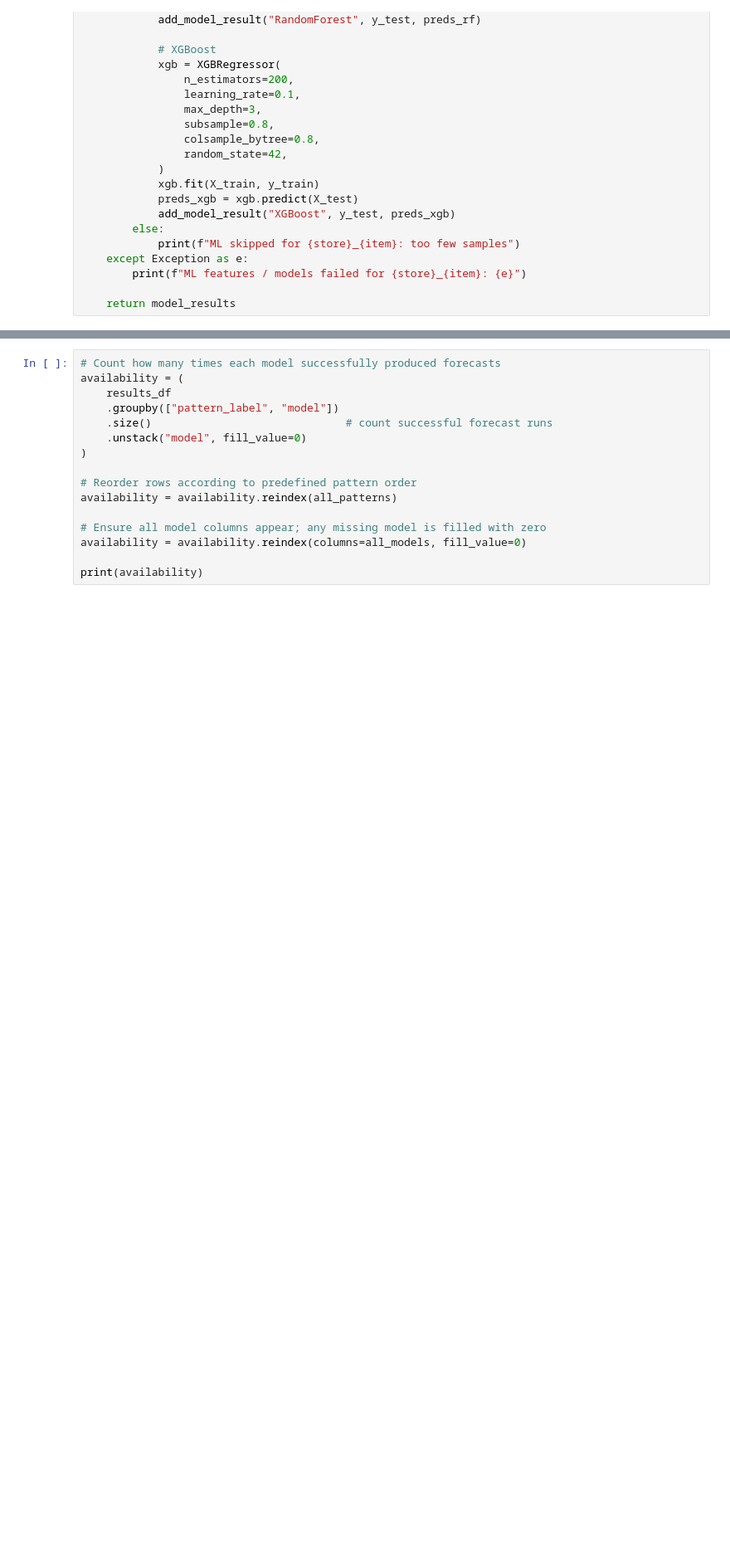
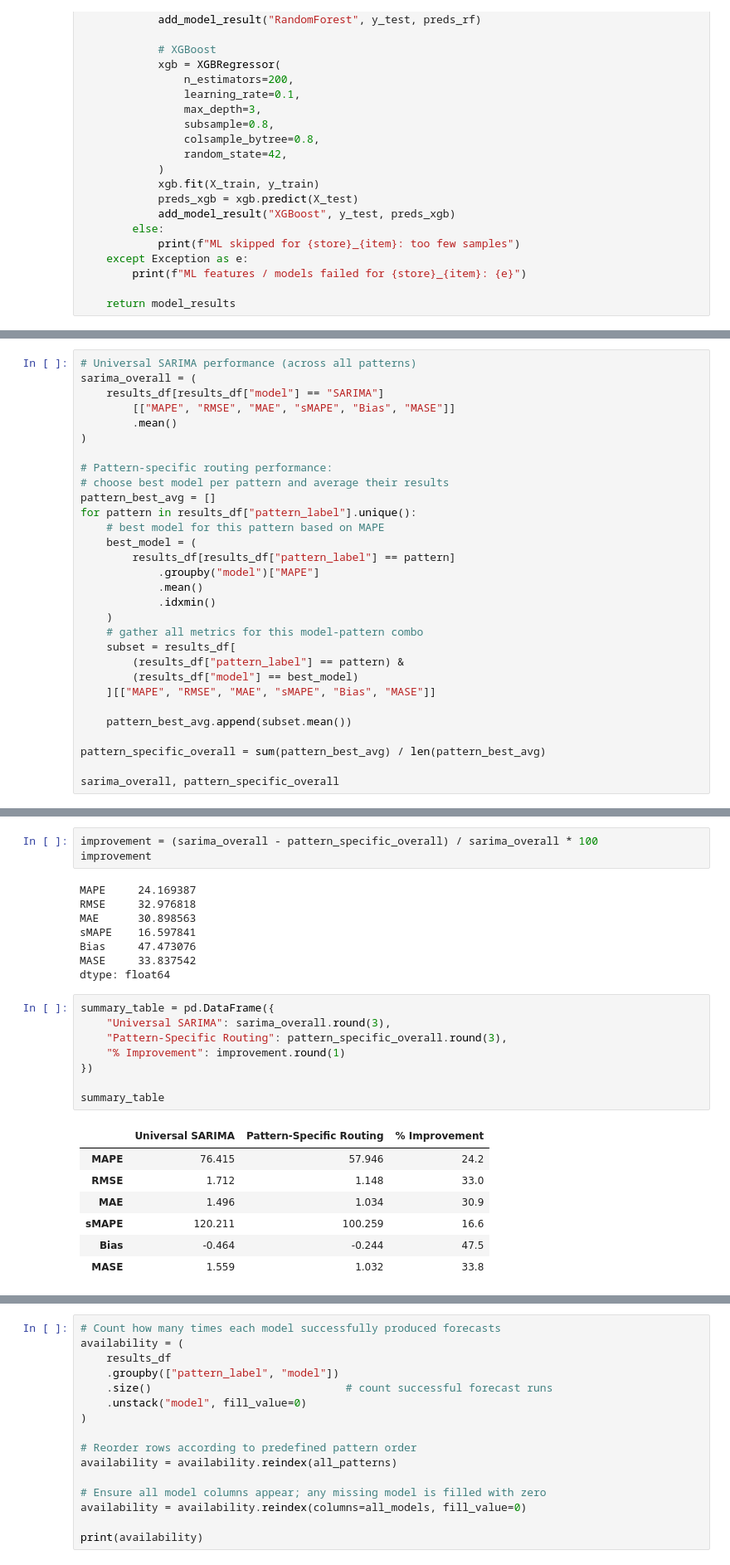
Before and after one commit to shift-gtown-2025/dsan-capstone-2025, a Jupyter notebook: code/project1_analysis.ipynb, the cells around one changed output, grey strips where cells are left out. Shown: that part at 83% size. Saved outputs shown, nothing was run; the diff lists cells and outputs as text; blank space fills up the shorter version.

```diff
--- a/code/project1_analysis.ipynb
+++ b/code/project1_analysis.ipynb
@@ -404,0 +439,30 @@ ML skipped for 02a6faa8-5940-450f-9da1-29a78f806f05_eabaaf99-d080-4833-9910-9371
+# %%
+# Universal SARIMA performance (across all patterns)
+sarima_overall = (
+    results_df[results_df["model"] == "SARIMA"]
+        [["MAPE", "RMSE", "MAE", "sMAPE", "Bias", "MASE"]]
+        .mean()
+)
+
+# Pattern-specific routing performance:
+# choose best model per pattern and average their results
+pattern_best_avg = []
+for pattern in results_df["pattern_label"].unique():
+    # best model for this pattern based on MAPE
+    best_model = (
+        results_df[results_df["pattern_label"] == pattern]
+            .groupby("model")["MAPE"]
+            .mean()
+            .idxmin()
+    )
+    # gather all metrics for this model-pattern combo
+    subset = results_df[
+        (results_df["pattern_label"] == pattern) &
+        (results_df["model"] == best_model)
+    ][["MAPE", "RMSE", "MAE", "sMAPE", "Bias", "MASE"]]
+
+    pattern_best_avg.append(subset.mean())
+
+pattern_specific_overall = sum(pattern_best_avg) / len(pattern_best_avg)
+
+sarima_overall, pattern_specific_overall
@@ -404,0 +484,27 @@ ML skipped for 02a6faa8-5940-450f-9da1-29a78f806f05_eabaaf99-d080-4833-9910-9371
+# %%
+improvement = (sarima_overall - pattern_specific_overall) / sarima_overall * 100
+improvement
+# %% [output]
+MAPE     24.169387
+RMSE     32.976818
+MAE      30.898563
+sMAPE    16.597841
+Bias     47.473076
+MASE     33.837542
+dtype: float64
+# %%
+summary_table = pd.DataFrame({
+    "Universal SARIMA": sarima_overall.round(3),
+    "Pattern-Specific Routing": pattern_specific_overall.round(3),
+    "% Improvement": improvement.round(1)
+})
+
+summary_table
+# %% [output]
+|  | Universal SARIMA | Pattern-Specific Routing | % Improvement |
+| MAPE | 76.415 | 57.946 | 24.2 |
+| RMSE | 1.712 | 1.148 | 33.0 |
+| MAE | 1.496 | 1.034 | 30.9 |
+| sMAPE | 120.211 | 100.259 | 16.6 |
+| Bias | -0.464 | -0.244 | 47.5 |
+| MASE | 1.559 | 1.032 | 33.8 |
```
Also changed, not shown: parts of 9 cells of this notebook, 41 other files.
